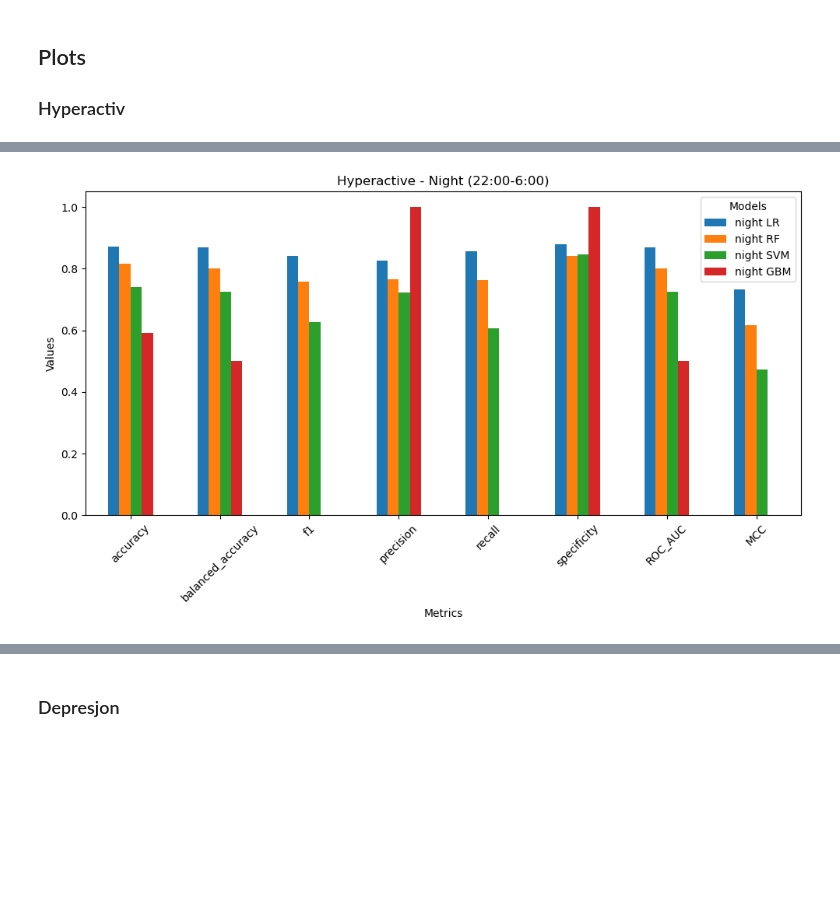
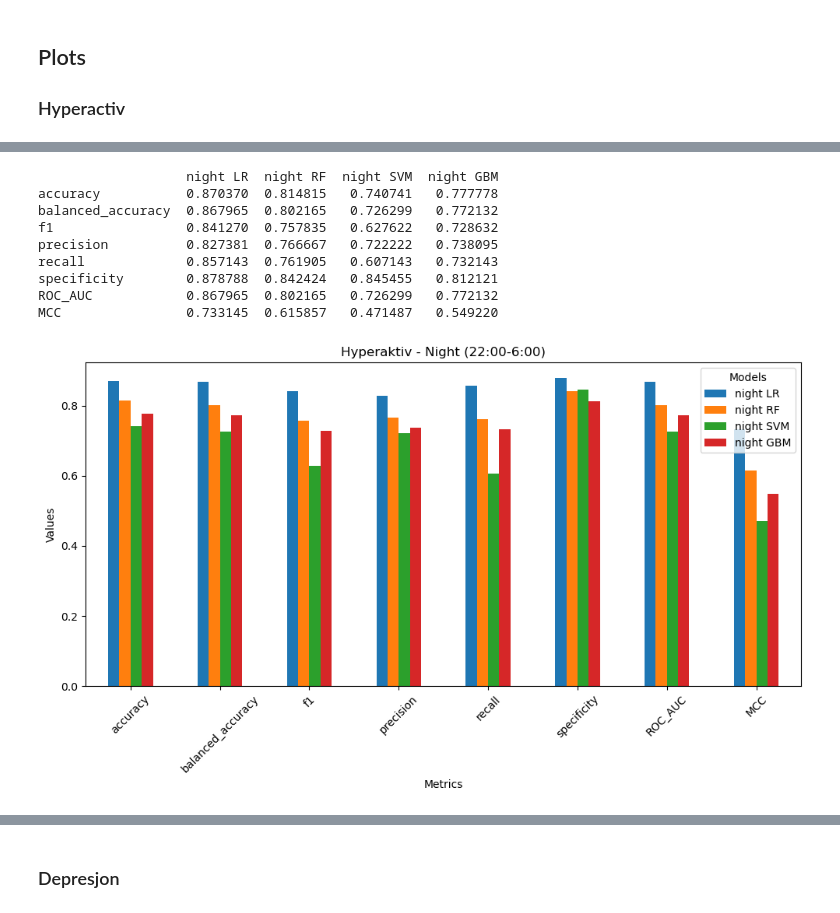
Before and after one commit to tunczyk101/Mental-Disorder-TS, a Jupyter notebook: plot_results.ipynb, the cells around one changed output, grey strips where cells are left out. Cells and saved outputs as stored; diff of their text form; code cells hidden in the pictures; blank space fills up the shorter version.

```diff
--- a/plot_results.ipynb
+++ b/plot_results.ipynb
@@ -175,5 +204,14 @@ plot_final_results(results_hyperactive_night_8_21, "Hyperactive - Night (21:00-8
 # %%
-plot_final_results(results_hyperactive_night_6_22, "Hyperactive - Night (22:00-6:00)", one_plot=True)
+plot_final_results(results_hyperactive_night_6_22, "Hyperaktiv - Night (22:00-6:00)", one_plot=True)
 # %% [output]
+                   night LR  night RF  night SVM  night GBM
+accuracy           0.870370  0.814815   0.740741   0.777778
+balanced_accuracy  0.867965  0.802165   0.726299   0.772132
+f1                 0.841270  0.757835   0.627622   0.728632
+precision          0.827381  0.766667   0.722222   0.738095
+recall             0.857143  0.761905   0.607143   0.732143
+specificity        0.878788  0.842424   0.845455   0.812121
+ROC_AUC            0.867965  0.802165   0.726299   0.772132
+MCC                0.733145  0.615857   0.471487   0.549220
-[figure, old version]
+[figure, new version]
 # %%
```
Also changed, not shown: parts of 21 cells of this notebook.
